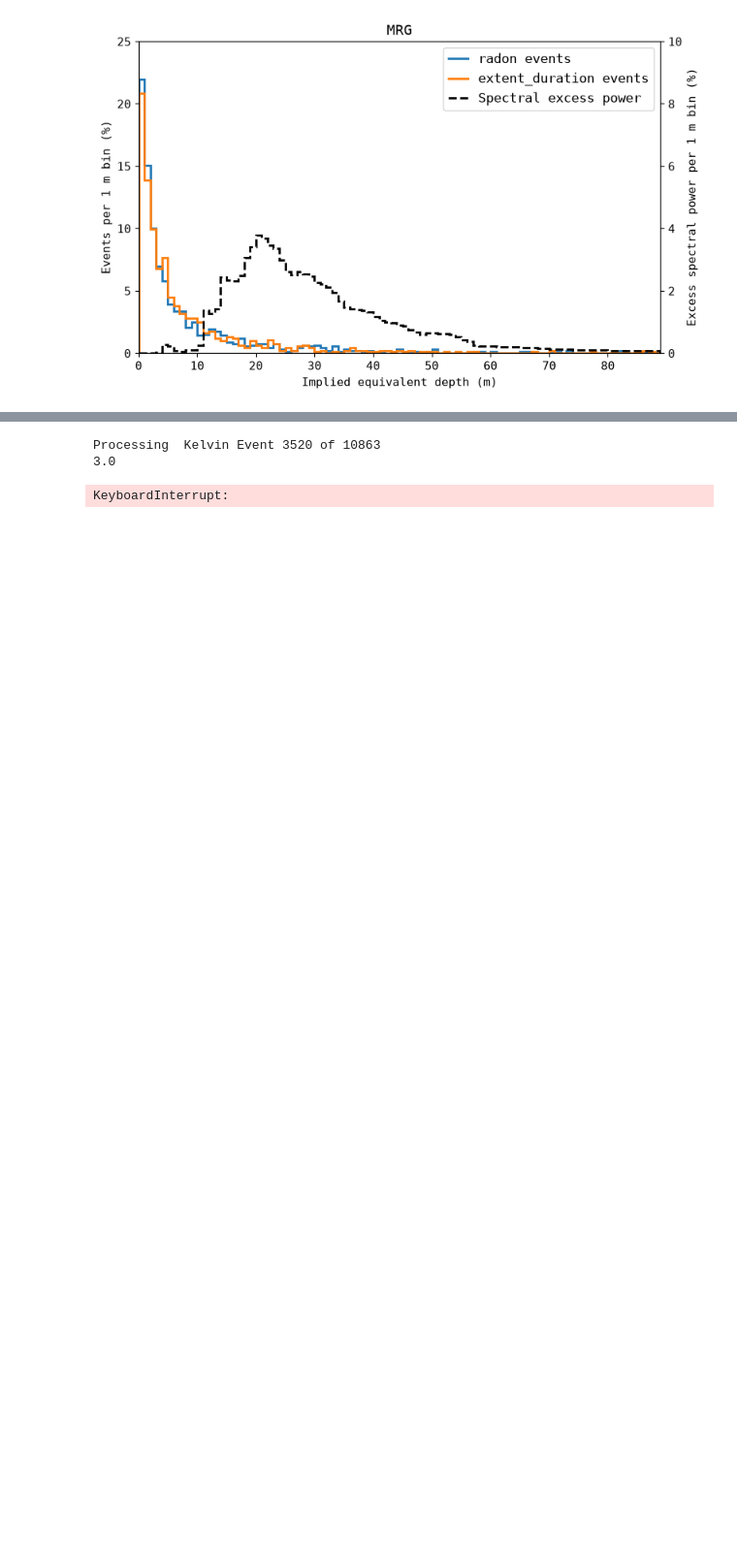
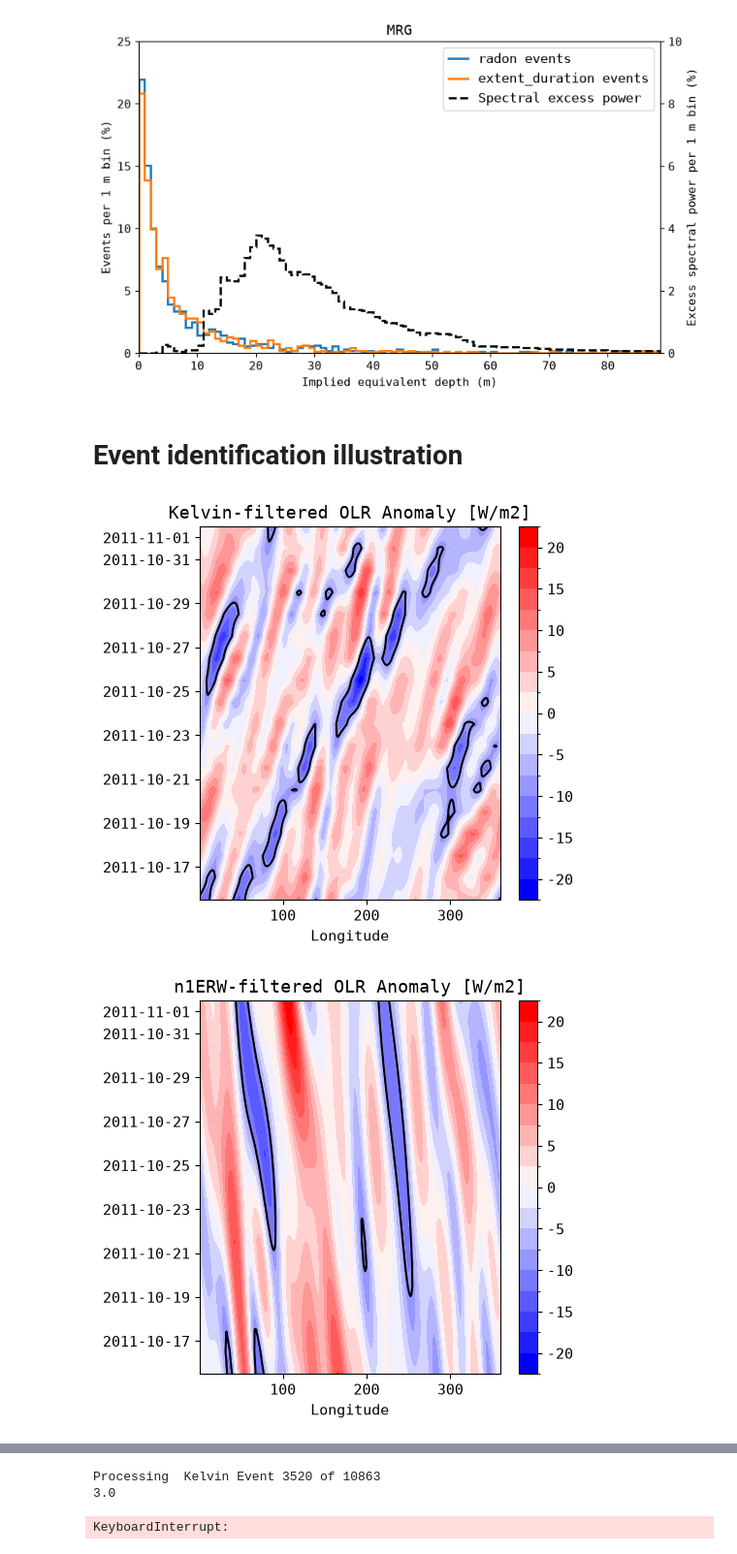
Before and after one commit to pedroanguloumana/observed_equivalent_depth_range, a Jupyter notebook: notebooks/Wave_Events.ipynb, the cells around one changed output, grey strips where cells are left out. Shown at 97% size. Drawn from its saved outputs; the diff is of its cells as text; code cells hidden in the pictures; blank space fills up the shorter version.

Commit message:
add: Added some illustrative figures in the /figures/scratch/ folder

```diff
--- a/notebooks/Wave_Events.ipynb
+++ b/notebooks/Wave_Events.ipynb
@@ -327,3 +327,66 @@ Saving /home1/pedro/Projects/observed_equivalent_depth_range/figures/MRG_implied
 [figure]
 [figure]
 [figure]
+# %% [markdown]
+# Event identification illustration
+# %%
+THRESH_SIGMA = 1.5
+MIN_DURATION_DAYS = 3.0
+
+
+for wave, profile in profiles.items():
+    wave_data = load_wave_filtered_olr(wave)
+    field = wave_data.sel(
+        {
+            "lat": slice(0, None),
+            "time": slice("2011-10-15", "2011-11-01")
+        }
+    )
+
+    hov = (
+        field.weighted(np.cos(np.deg2rad(field.lat)))
+        .mean("lat")
+        .transpose("time", "lon")
+        .compute()
+    )
+
+    olr_std = hov.std().item()
+    event_threshold = - THRESH_SIGMA * olr_std
+
+    fig, ax = plt.subplots(figsize=(5, 5))
+    hov.plot.contourf(
+        ax=ax,
+        y="time",
+        cmap=plt.cm.bwr,
+        levels=20,
+        cbar_kwargs={
+            'label': None
+        }
+
+    )
+
+    hov.plot.contour(
+        ax=ax,
+        y="time",
+        levels=[event_threshold],
+        colors='black',
+        negative_linestyles='solid'
+    )
+    # candidate_event_mask = hov <= -event_threshold
+
+    # # Eight-neighbour connectivity includes diagonally touching pixels.
+    # labels, n_candidates = ndimage.label(
+    #     candidate_event_mask,
+    #     structure=np.ones((3, 3), dtype=bool),
+    # )
+    # candidate_slices = ndimage.find_objects(labels)
+
+
+    ax.set_title(f'{wave}-filtered OLR Anomaly [W/m2]')
+    ax.set(
+        xlabel='Longitude',
+        ylabel=None
+    )
+# %% [output]
+[figure, added]
+[figure, added]
```
Also changed, not shown: parts of 1 cell of this notebook, 6 other files.
